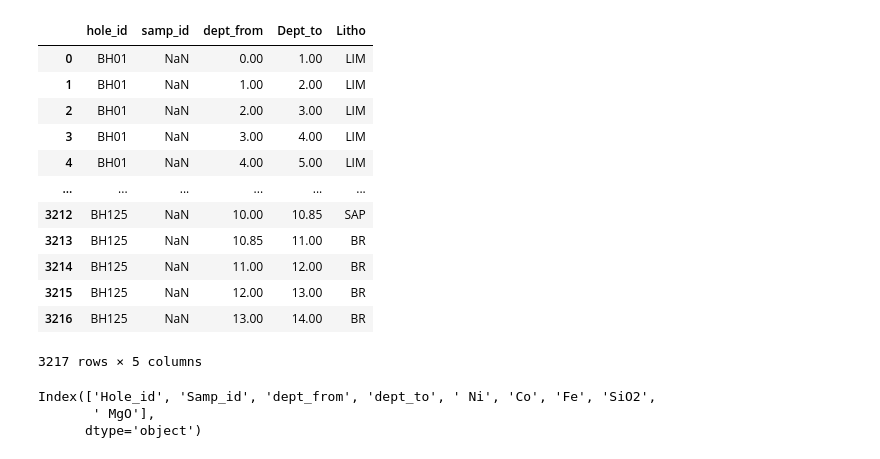
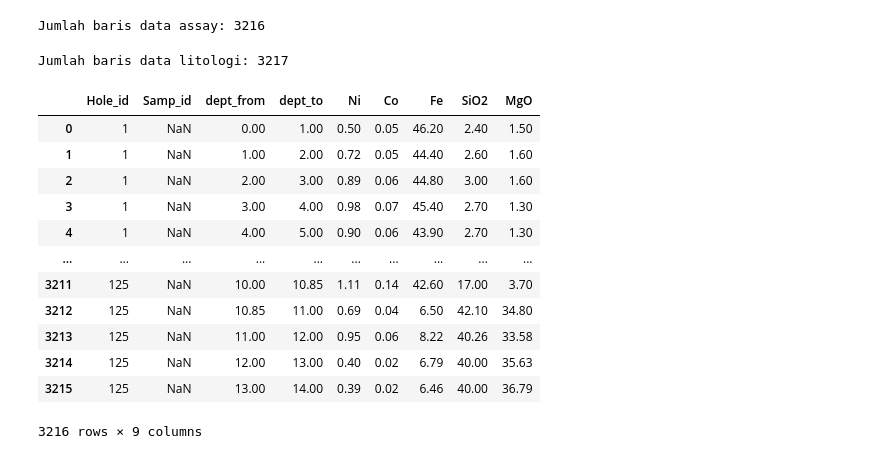
Before and after one commit to alxndr1902/PlottingGeoMap, a Jupyter notebook: main.ipynb, the cells around one changed output. Drawn from its saved outputs; the diff is of its cells as text; code cells hidden in the pictures.

```diff
--- a/main.ipynb
+++ b/main.ipynb
@@ -12,4 +15,4 @@ from jinja2 import Template
 # %%
-data_collar = pd.read_csv("Collar.csv")
-data_litologi = pd.read_csv("Litologi.csv")
-data_assay = pd.read_csv("Assay.csv")
+data_collar = pd.read_csv("datasets/Collar.csv")
+data_litologi = pd.read_csv("datasets/Litologi.csv")
+data_assay = pd.read_csv("datasets/Assay.csv")
@@ -32,24 +19,30 @@ data_collar
-# %%
-data_litologi
-# %% [output]
-|  | hole_id | samp_id | dept_from | Dept_to | Litho |
-| 0 | BH01 | NaN | 0.00 | 1.00 | LIM |
-| 1 | BH01 | NaN | 1.00 | 2.00 | LIM |
-| 2 | BH01 | NaN | 2.00 | 3.00 | LIM |
-| 3 | BH01 | NaN | 3.00 | 4.00 | LIM |
-| 4 | BH01 | NaN | 4.00 | 5.00 | LIM |
-| ... | ... | ... | ... | ... | ... |
-| 3212 | BH125 | NaN | 10.00 | 10.85 | SAP |
-| 3213 | BH125 | NaN | 10.85 | 11.00 | BR |
-| 3214 | BH125 | NaN | 11.00 | 12.00 | BR |
-| 3215 | BH125 | NaN | 12.00 | 13.00 | BR |
-| 3216 | BH125 | NaN | 13.00 | 14.00 | BR |
-3217 rows × 5 columns
-# %%
-print(data_assay.columns)
-# %% [output]
-Index(['Hole_id', 'Samp_id', 'dept_from', 'dept_to', ' Ni', 'Co', 'Fe', 'SiO2',
-       ' MgO'],
-      dtype='object')
+# %%
+baris, kolom = data_assay.shape
+print("Jumlah baris data assay:", baris)
+# %% [output]
+Jumlah baris data assay: 3216
+# %%
+baris, kolom = data_litologi.shape
+print("Jumlah baris data litologi:", baris)
+# %% [output]
+Jumlah baris data litologi: 3217
+# %%
+data_collar['Hole_id'] = data_collar['Hole_id'].str.extract('(\d+)', expand=False).astype(int)
+data_assay['Hole_id'] = data_assay['Hole_id'].str.extract('(\d+)', expand=False).astype(int)
+data_litologi['hole_id'] = data_litologi['hole_id'].str.extract('(\d+)', expand=False).astype(int)
+# %% [output]
+|  | Hole_id | Samp_id | dept_from | dept_to | Ni | Co | Fe | SiO2 | MgO |
+| 0 | 1 | NaN | 0.00 | 1.00 | 0.50 | 0.05 | 46.20 | 2.40 | 1.50 |
+| 1 | 1 | NaN | 1.00 | 2.00 | 0.72 | 0.05 | 44.40 | 2.60 | 1.60 |
+| 2 | 1 | NaN | 2.00 | 3.00 | 0.89 | 0.06 | 44.80 | 3.00 | 1.60 |
+| 3 | 1 | NaN | 3.00 | 4.00 | 0.98 | 0.07 | 45.40 | 2.70 | 1.30 |
+| 4 | 1 | NaN | 4.00 | 5.00 | 0.90 | 0.06 | 43.90 | 2.70 | 1.30 |
+| ... | ... | ... | ... | ... | ... | ... | ... | ... | ... |
+| 3211 | 125 | NaN | 10.00 | 10.85 | 1.11 | 0.14 | 42.60 | 17.00 | 3.70 |
+| 3212 | 125 | NaN | 10.85 | 11.00 | 0.69 | 0.04 | 6.50 | 42.10 | 34.80 |
+| 3213 | 125 | NaN | 11.00 | 12.00 | 0.95 | 0.06 | 8.22 | 40.26 | 33.58 |
+| 3214 | 125 | NaN | 12.00 | 13.00 | 0.40 | 0.02 | 6.79 | 40.00 | 35.63 |
+| 3215 | 125 | NaN | 13.00 | 14.00 | 0.39 | 0.02 | 6.46 | 40.00 | 36.79 |
+3216 rows × 9 columns
 # %%
 new_data = pd.concat([
```
Also changed, not shown: parts of 7 cells of this notebook.
